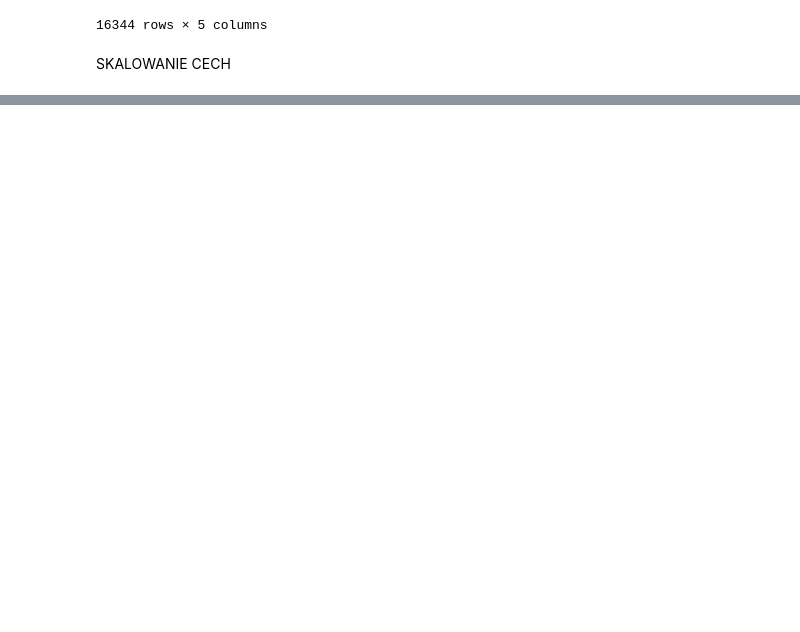
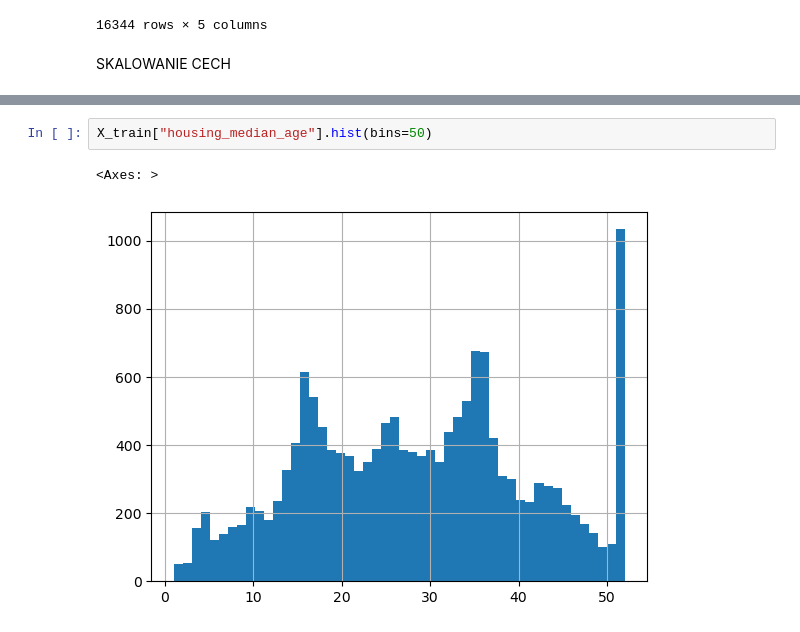
Before and after one commit to JakubZajas/WUM, a Jupyter notebook: notebook2.ipynb, the cells around one changed output, grey strips where cells are left out. Drawn from its saved outputs; the diff is of its cells as text; blank space fills up the shorter version.

```diff
--- a/notebook2.ipynb
+++ b/notebook2.ipynb
@@ -512,0 +591,5 @@ X_train_num.describe()
+# %%
+X_train["housing_median_age"].hist(bins=50)
+# %% [output]
+<Axes: >
+[figure, added]
```
Also changed, not shown: parts of 13 cells of this notebook.
